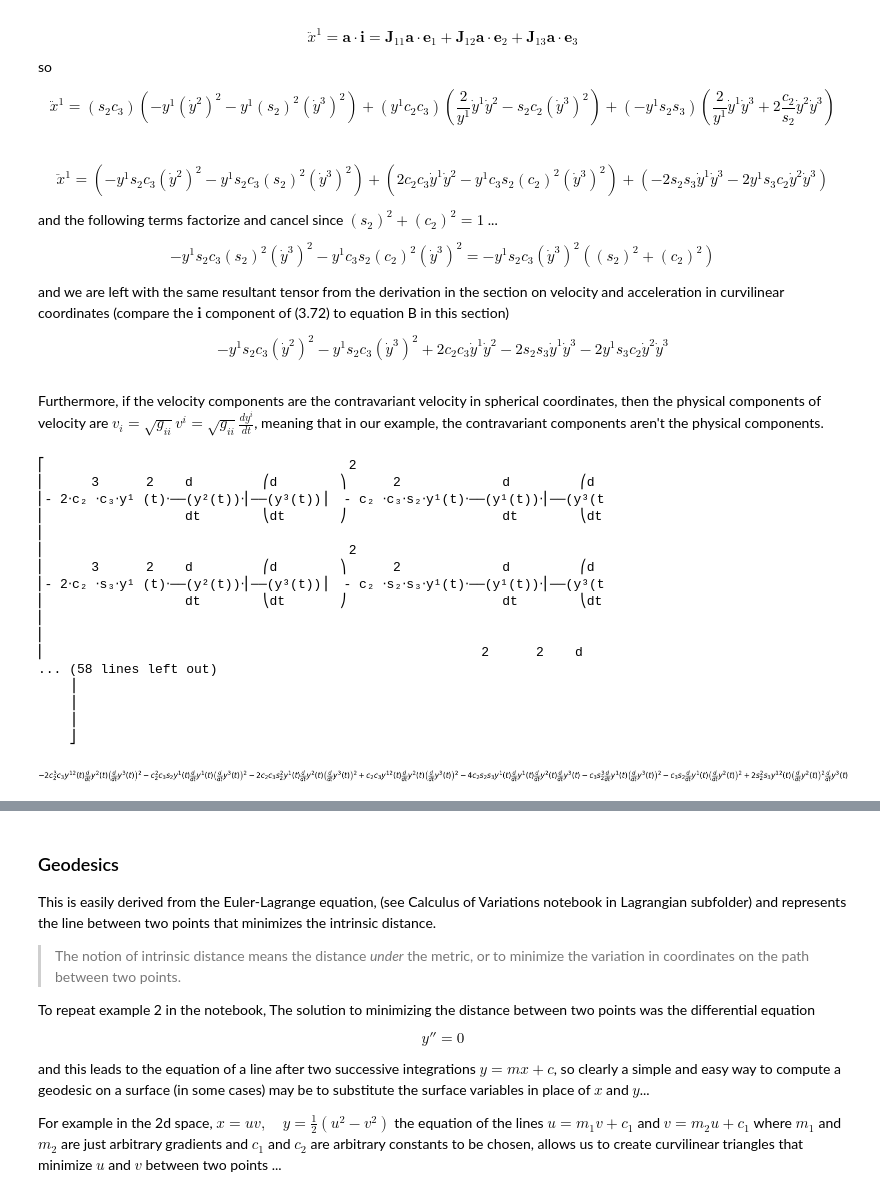
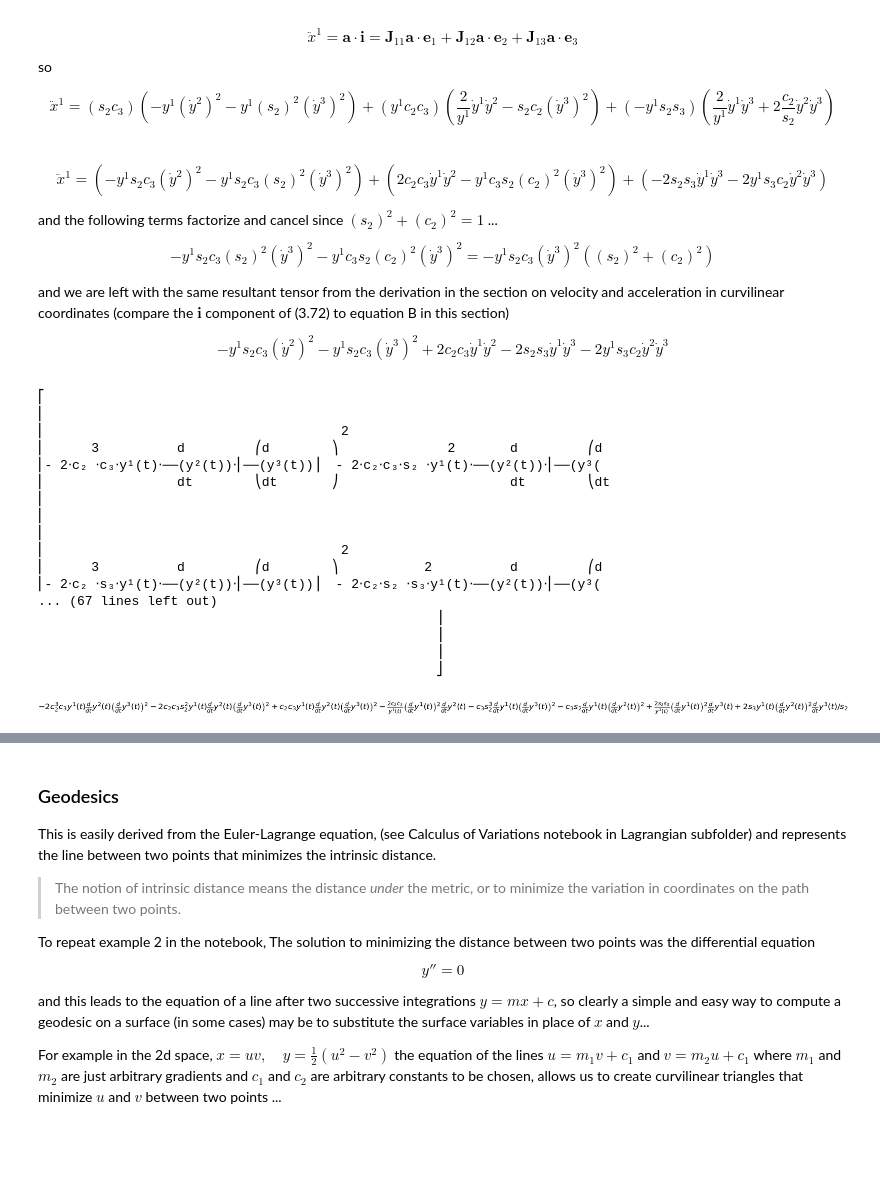
Before and after one commit to coderofgames/Python-Math, a Jupyter notebook: Vectors/Tensors.ipynb, the cells around one changed output, grey strips where cells are left out. Drawn from its saved outputs; the diff is of its cells as text; code cells hidden in the pictures; blank space fills up the shorter version.

```diff
--- a/Vectors/Tensors.ipynb
+++ b/Vectors/Tensors.ipynb
@@ -1883,5 +1585,8 @@ y__1 = Function('y__1')( t )
 y__2 = Function('y__2')( t )
 y__3 = Function('y__3')( t )
 
-T = Matrix([diff(y__1,t),diff(y__2,t),diff(y__3,t)])
-T
+
+
+DY = Matrix([diff(y__1,t),diff(y__2,t),diff(y__3,t)])
+T = DY
+D2Y = diff(DY,t)
@@ -1918,9 +1621,9 @@ cov_deriv = Covariant_Derivative_Contravariant_Vector(T, gamma_2, 3)
 
 abs_deriv = cov_deriv * T
 abs_deriv = expand(abs_deriv)
-abs_deriv_phys_1 = abs_deriv[0]
-abs_deriv_phys_2 = y__1*abs_deriv[1]
-abs_deriv_phys_3 = y__1*sin(y__2)*abs_deriv[2]
-abs_deriv = Matrix([abs_deriv_phys_1,abs_deriv_phys_2,abs_deriv_phys_3])
-abs_deriv
+#abs_deriv_phys_1 = abs_deriv[0]
+#abs_deriv_phys_2 = y__1*abs_deriv[1]
+#abs_deriv_phys_3 = y__1*sin(y__2)*abs_deriv[2]
+#abs_deriv = Matrix([abs_deriv_phys_1,abs_deriv_phys_2,abs_deriv_phys_3])
+expand_trig(abs_deriv)
 # %% [output]
@@ -1930,5 +1638,5 @@ This agrees with the above hand calculation except that the trigonometric term i
 # %%
 c_1,c_2,c_3,s_1,s_2,s_3 = symbols('c_1,c_2,c_3,s_1,s_2,s_3')
-accel_in_y = diff(abs_deriv,t).subs({diff(y__1,t,t):0,diff(y__2,t,t):0,diff(y__3,t,t):0 })
-trigsimp(accel_in_y)
+accel_in_y = diff(expand_trig(abs_deriv),t).subs({diff(y__1,t,t):0,diff(y__2,t,t):0,diff(y__3,t,t):0 })
+accel_in_y
 # %% [output]
@@ -1986,13 +1683,10 @@ $$-y^1 s_2 c_3 (s_2)^2 \left(\dot{y}^3 \right)^2- y^1  c_3 s_2 (c_2)^2 \left(\do
 
 and we are left with the same resultant tensor from the derivation in the section on velocity and acceleration in curvilinear coordinates (compare the $\mathbf i$ component of (3.72) to equation B in this section)
 
-$$ -y^1 s_2 c_3 (\dot{y}^2)^2  -y^1 s_2 c_3 (\dot{y}^3 )^2 + 2 c_2 c_3 \dot{y}^1 \dot{y}^2    -2 s_2 s_3\dot{y}^1 \dot{y}^3 - 2 y^1 s_3 c_2 \dot{y}^2 \dot{y}^3$$
+$$ -y^1 s_2 c_3 (\dot{y}^2)^2  -y^1 s_2 c_3 (\dot{y}^3 )^2 + 2 c_2 c_3 \dot{y}^1 \dot{y}^2    -2 s_2 s_3\dot{y}^1 \dot{y}^3 - 2 y^1 s_3 c_2 \dot{y}^2 \dot{y}^3 $$
-# %% [markdown]
-
-Furthermore, if the velocity components are the contravariant velocity in spherical coordinates, then the physical components of velocity are $v_i = \sqrt{g_{ii}} v^i = \sqrt{g_{ii}}\frac{dy^i}{dt} $, meaning that in our example, the contravariant components aren't the physical components.
 # %%
-accel_in_x = factor(expand_trig(trigsimp(J_1 * accel_in_y)))
-accel_in_x = accel_in_x.subs({tan(y__1):s_1/c_1,tan(y__2):s_2/c_2,tan(y__3):s_3/c_3})
+accel_in_x0 = (expand_trig(trigsimp(J_1 * accel_in_y)))
+accel_in_x = accel_in_x0.subs({tan(y__1):s_1/c_1,tan(y__2):s_2/c_2,tan(y__3):s_3/c_3})
 accel_in_x = accel_in_x.subs({sin(y__1):s_1,sin(y__2):s_2,sin(y__3):s_3 })
 accel_in_x = accel_in_x.subs({cos(y__1):c_1,cos(y__2):c_2,cos(y__3):c_3})
 accel_in_x = expand(accel_in_x)
@@ -2000,27 +1694,27 @@ accel_in_x = expand(accel_in_x)
 wn1 = Wild('wn1')
 #>>> collect(a*x**y - b*x**y, w**y)
 #accel_in_x =accel_in_x.subs( {wn1*s_3**2 + wn1*c_3**2: wn1})
-ax1= collect(accel_in_x[0], wn1*(s_2**2 + c_2**2))
+ax1= collect(accel_in_x[0], wn1*(sin(y__2)**2 + cos(y__2)**2))
 accel_in_x
 # %% [output]
-⎡                                       2
-⎢      3      2    d         ⎛d        ⎞      2             d         ⎛d
-⎢- 2⋅c₂ ⋅c₃⋅y¹ (t)⋅──(y²(t))⋅⎜──(y³(t))⎟  - c₂ ⋅c₃⋅s₂⋅y¹(t)⋅──(y¹(t))⋅⎜──(y³(t
-⎢                  dt        ⎝dt       ⎠                    dt        ⎝dt
+⎡
 ⎢
-⎢                                       2
-⎢      3      2    d         ⎛d        ⎞      2             d         ⎛d
-⎢- 2⋅c₂ ⋅s₃⋅y¹ (t)⋅──(y²(t))⋅⎜──(y³(t))⎟  - c₂ ⋅s₂⋅s₃⋅y¹(t)⋅──(y¹(t))⋅⎜──(y³(t
-⎢                  dt        ⎝dt       ⎠                    dt        ⎝dt
+⎢                                      2
+⎢      3          d         ⎛d        ⎞              2       d         ⎛d
+⎢- 2⋅c₂ ⋅c₃⋅y¹(t)⋅──(y²(t))⋅⎜──(y³(t))⎟  - 2⋅c₂⋅c₃⋅s₂ ⋅y¹(t)⋅──(y²(t))⋅⎜──(y³(
+⎢                 dt        ⎝dt       ⎠                      dt        ⎝dt
 ⎢
 ⎢
-⎢                                                        2      2    d
-... (58 lines left out)
-    ⎥
-    ⎥
-    ⎥
-    ⎦
+⎢
+⎢                                      2
+⎢      3          d         ⎛d        ⎞           2          d         ⎛d
+⎢- 2⋅c₂ ⋅s₃⋅y¹(t)⋅──(y²(t))⋅⎜──(y³(t))⎟  - 2⋅c₂⋅s₂ ⋅s₃⋅y¹(t)⋅──(y²(t))⋅⎜──(y³(
+... (67 lines left out)
+                                                   ⎥
+                                                   ⎥
+                                                   ⎥
+                                                   ⎦
-# %%
-ax1
-# %% [output]
-[figure, removed]
+# %%
+(ax1)
+# %% [output]
+[figure, added]
```
Also changed, not shown: parts of 50 cells of this notebook.
